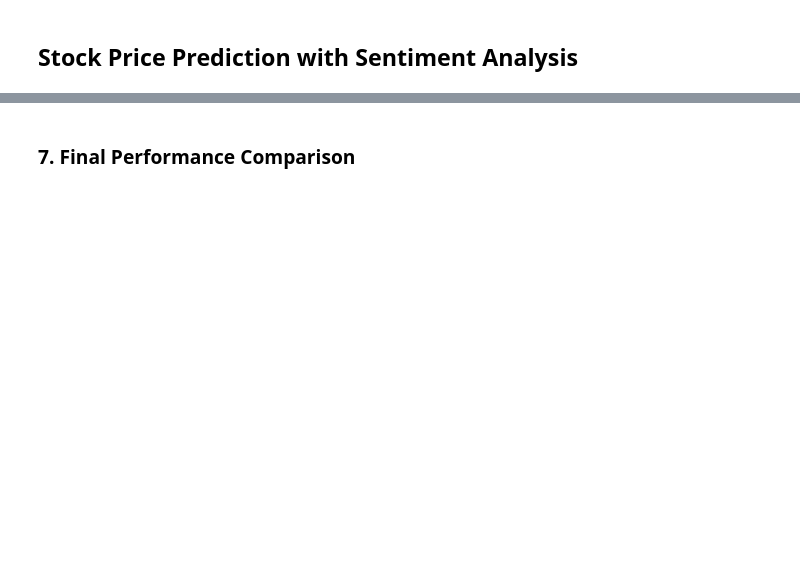
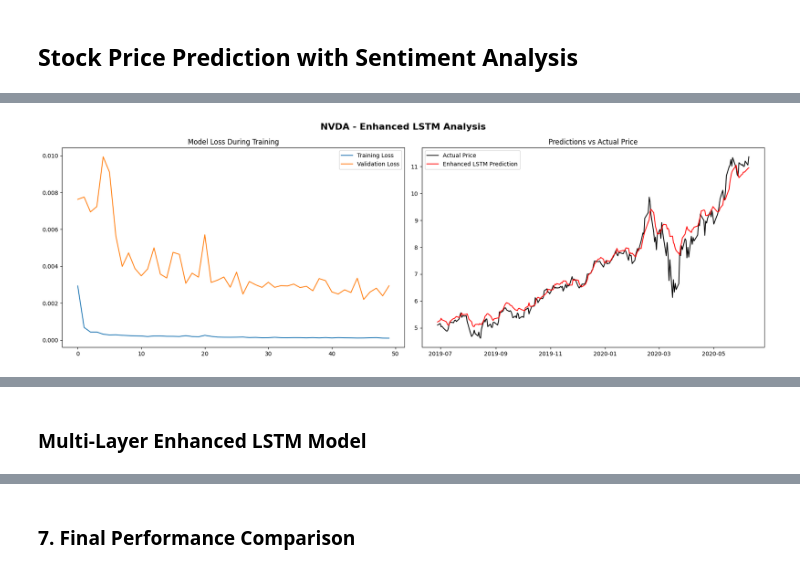
Before and after one commit to SandyCompetent/stock_market_analysis, a Jupyter notebook: main_analysis.ipynb, the cells around one changed output, grey strips where cells are left out. Cells and saved outputs as stored; diff of their text form; code cells hidden in the pictures; blank space fills up the shorter version.

```diff
--- a/main_analysis.ipynb
+++ b/main_analysis.ipynb
@@ -315,0 +308,17 @@ Plot saved to Output/NVDA_ARIMA_analysis.png
+# %%
+%%time
+print("\n--- Running Enhanced LSTM Model (Single-Layer) ---")
+enhanced_model = mdl.build_single_layer_lstm(
+    (X_train_enh.shape[1], X_train_enh.shape[2])
+)
+enhanced_history = enhanced_model.fit(
+    X_train_enh,
+    y_train_enh,
+    epochs=cfg.EPOCHS,
+    batch_size=cfg.BATCH_SIZE,
+    validation_split=0.2,
+    # callbacks=[reduce_lr, early_stopping],
+    callbacks=[reduce_lr],
+    verbose=2,
+)
+print("Enhanced LSTM training complete.")
@@ -315,0 +343,19 @@ Plot saved to Output/NVDA_ARIMA_analysis.png
+# %%
+%%time
+enh_preds = enhanced_model.predict(X_test_enh, verbose=0)
+close_scaler_enh = MinMaxScaler().fit(enhanced_full_data[["Close"]])
+y_test_enh_scaled = close_scaler_enh.inverse_transform(y_test_enh.reshape(-1, 1))
+enh_preds_scaled = close_scaler_enh.inverse_transform(enh_preds)
+enhanced_metrics = ut.calculate_metrics(
+    y_test_enh_scaled, enh_preds_scaled, "Enhanced LSTM"
+)
+test_dates_enh = enhanced_full_data.index[-len(y_test_enh_scaled) :]
+ut.plot_model_results(
+    enhanced_history,
+    y_test_enh_scaled,
+    enh_preds_scaled,
+    test_dates_enh,
+    cfg.STOCK_SYMBOL,
+    "Enhanced LSTM",
+)
+# %% [output]
@@ -315,0 +364 @@ Plot saved to Output/NVDA_ARIMA_analysis.png
+[figure, added]
@@ -315,0 +367,2 @@ Plot saved to Output/NVDA_ARIMA_analysis.png
+# %% [markdown]
+### Multi-Layer Enhanced LSTM Model
```
Also changed, not shown: parts of 65 cells of this notebook, 17 other files.
